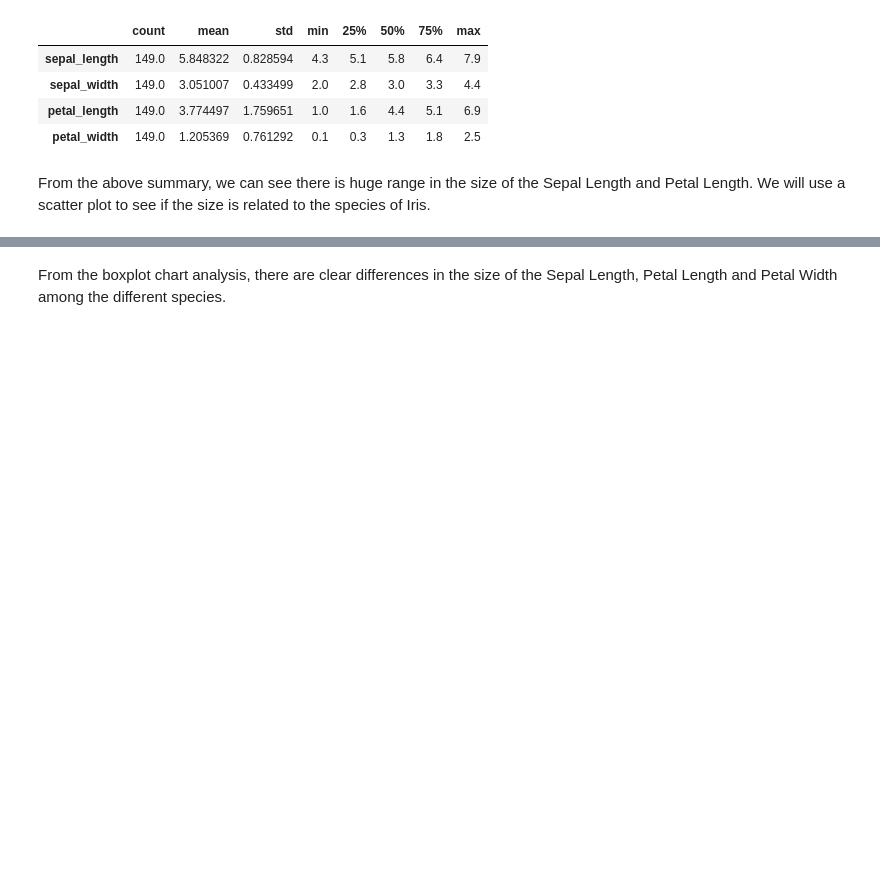
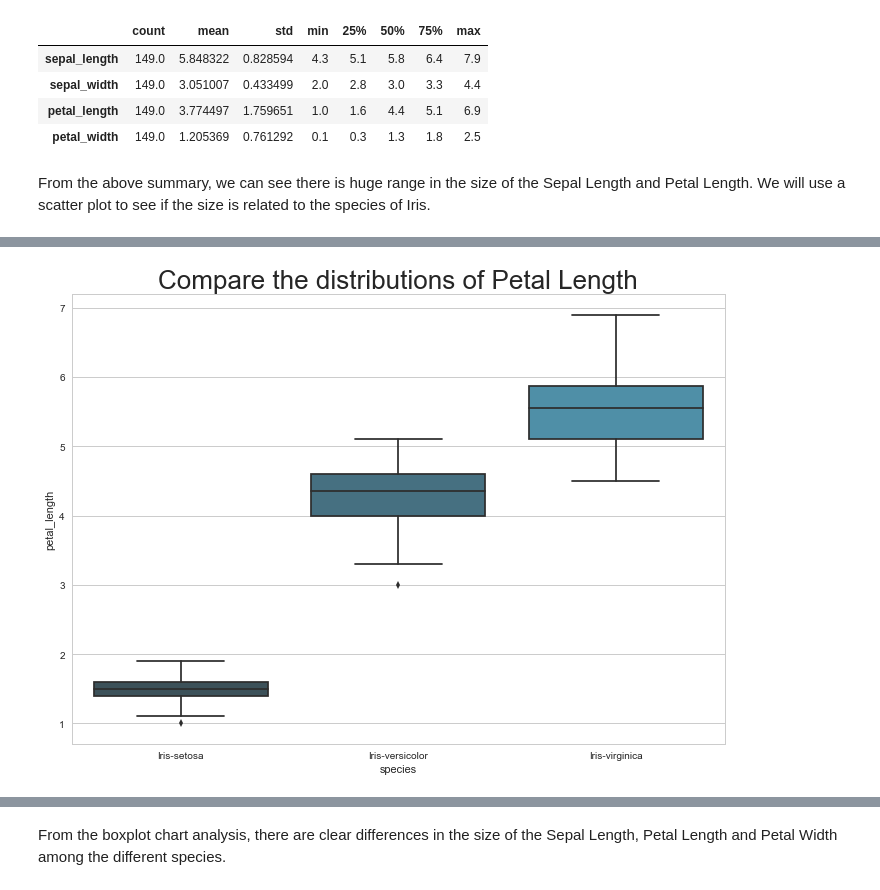
Before and after one commit to RitRa/Project2018-iris, a Jupyter notebook: Project+2018+-+Fishers+Iris+data+set+analysis.ipynb, the cells around one changed output, grey strips where cells are left out. Drawn from its saved outputs; the diff is of its cells as text; code cells hidden in the pictures; blank space fills up the shorter version.

```diff
--- a/Project+2018+-+Fishers+Iris+data+set+analysis.ipynb
+++ b/Project+2018+-+Fishers+Iris+data+set+analysis.ipynb
@@ -211,0 +194,15 @@ boxwhisker(plot=plot_opts, style=style)
+# %%
+import seaborn as sns
+import matplotlib.pyplot as plt
+sns.set(style="whitegrid", palette="GnBu_d", rc={'figure.figsize':(11.7,8.27)})
+
+title="Compare the Distributions of Petal Length"
+
+sns.boxplot(x="species", y="petal_length", data=iris_data)
+
+# increasing font size
+plt.title(title, fontsize=26)
+# Show the plot
+plt.show()
+# %% [output]
+[figure, added]
```
Also changed, not shown: parts of 13 cells of this notebook, 1 other file.
